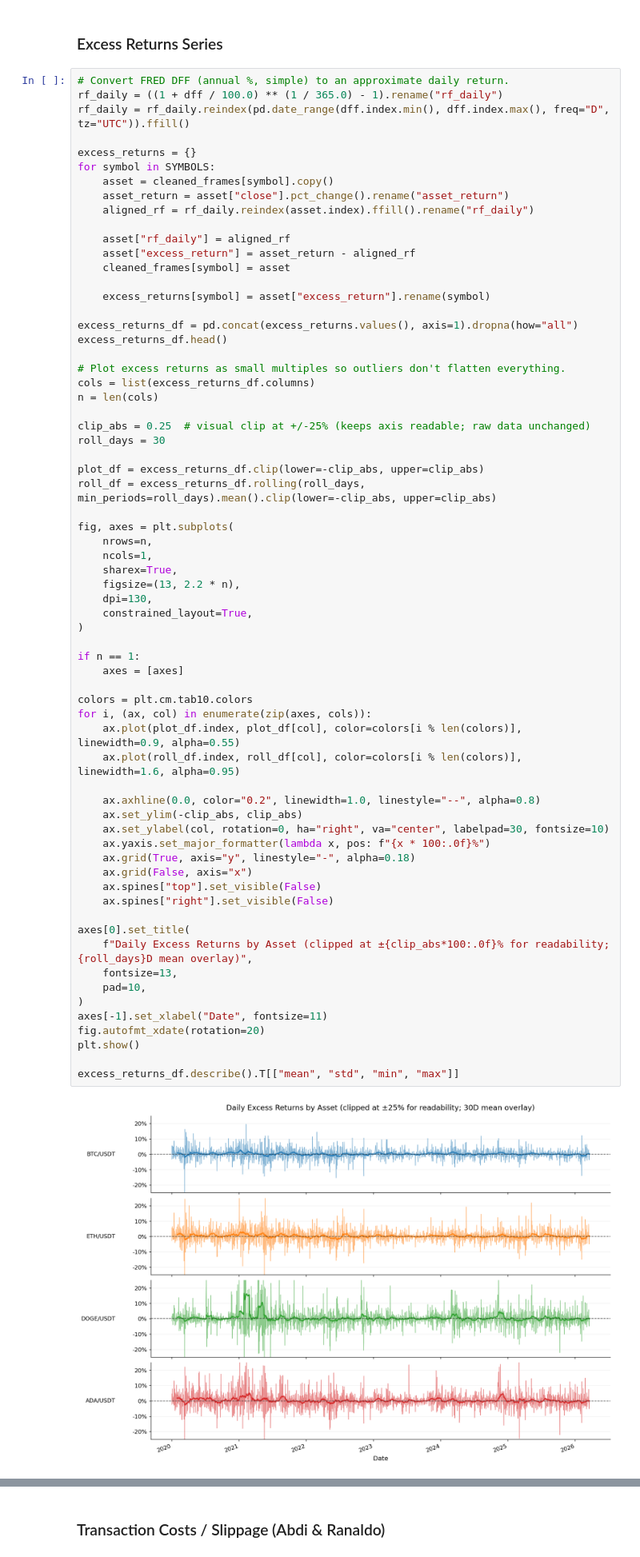
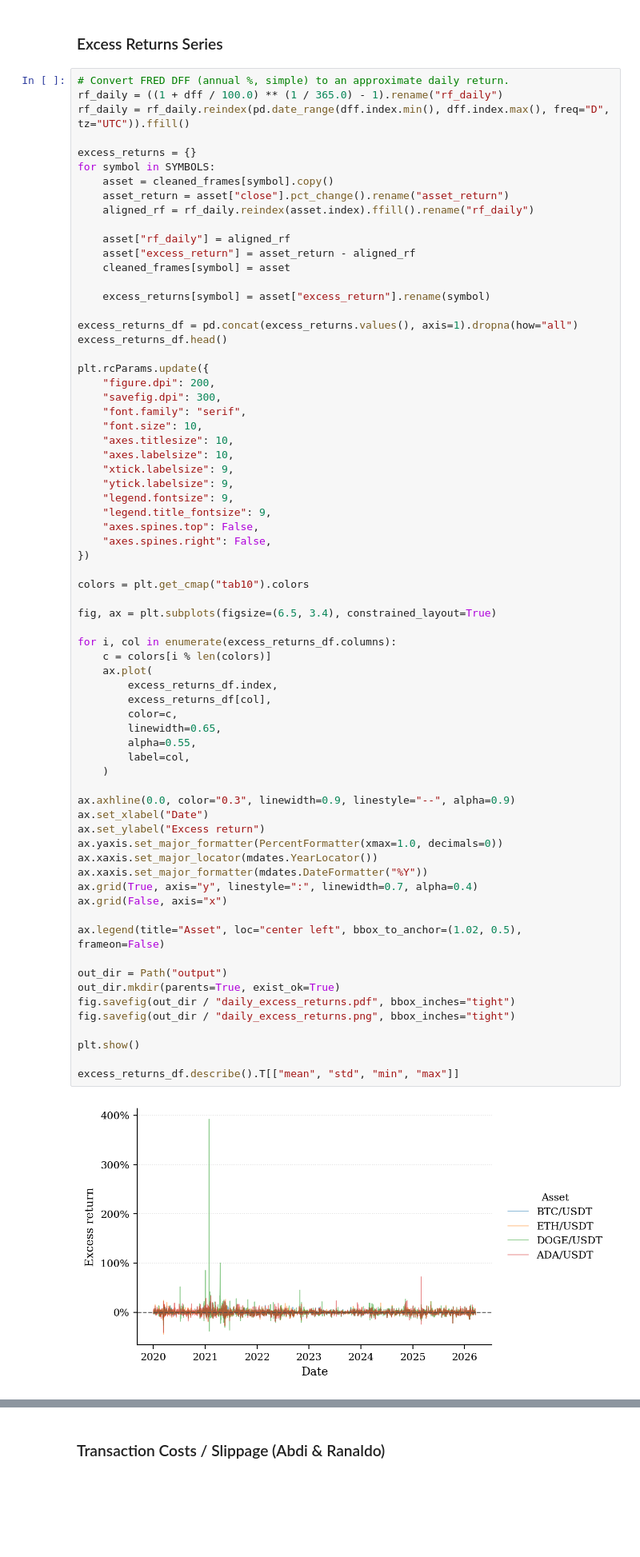
Before and after one commit to PeterLP123/Algo-Trading-Project, a Jupyter notebook: strategy_final.ipynb, the cells around one changed output, grey strips where cells are left out. Shown at 80% size. Saved outputs shown, nothing was run; the diff lists cells and outputs as text; blank space fills up the shorter version.

```diff
--- a/strategy_final.ipynb
+++ b/strategy_final.ipynb
@@ -183,70 +186,73 @@ quality_report
 # Convert FRED DFF (annual %, simple) to an approximate daily return.
 rf_daily = ((1 + dff / 100.0) ** (1 / 365.0) - 1).rename("rf_daily")
 rf_daily = rf_daily.reindex(pd.date_range(dff.index.min(), dff.index.max(), freq="D", tz="UTC")).ffill()
 
 excess_returns = {}
 for symbol in SYMBOLS:
     asset = cleaned_frames[symbol].copy()
     asset_return = asset["close"].pct_change().rename("asset_return")
     aligned_rf = rf_daily.reindex(asset.index).ffill().rename("rf_daily")
 
     asset["rf_daily"] = aligned_rf
     asset["excess_return"] = asset_return - aligned_rf
     cleaned_frames[symbol] = asset
 
     excess_returns[symbol] = asset["excess_return"].rename(symbol)
 
 excess_returns_df = pd.concat(excess_returns.values(), axis=1).dropna(how="all")
 excess_returns_df.head()
 
-# Plot excess returns as small multiples so outliers don't flatten everything.
-cols = list(excess_returns_df.columns)
-n = len(cols)
+plt.rcParams.update({
+    "figure.dpi": 200,
+    "savefig.dpi": 300,
+    "font.family": "serif",
+    "font.size": 10,
+    "axes.titlesize": 10,
+    "axes.labelsize": 10,
+    "xtick.labelsize": 9,
+    "ytick.labelsize": 9,
+    "legend.fontsize": 9,
+    "legend.title_fontsize": 9,
+    "axes.spines.top": False,
+    "axes.spines.right": False,
+})
 
-clip_abs = 0.25  # visual clip at +/-25% (keeps axis readable; raw data unchanged)
-roll_days = 30
+colors = plt.get_cmap("tab10").colors
 
-plot_df = excess_returns_df.clip(lower=-clip_abs, upper=clip_abs)
-roll_df = excess_returns_df.rolling(roll_days, min_periods=roll_days).mean().clip(lower=-clip_abs, upper=clip_abs)
+fig, ax = plt.subplots(figsize=(6.5, 3.4), constrained_layout=True)
 
-fig, axes = plt.subplots(
-    nrows=n,
-    ncols=1,
-    sharex=True,
-    figsize=(13, 2.2 * n),
-    dpi=130,
-    constrained_layout=True,
-)
+for i, col in enumerate(excess_returns_df.columns):
+    c = colors[i % len(colors)]
+    ax.plot(
+        excess_returns_df.index,
+        excess_returns_df[col],
+        color=c,
+        linewidth=0.65,
+        alpha=0.55,
+        label=col,
+    )
 
-if n == 1:
-    axes = [axes]
+ax.axhline(0.0, color="0.3", linewidth=0.9, linestyle="--", alpha=0.9)
+ax.set_xlabel("Date")
+ax.set_ylabel("Excess return")
+ax.yaxis.set_major_formatter(PercentFormatter(xmax=1.0, decimals=0))
+ax.xaxis.set_major_locator(mdates.YearLocator())
+ax.xaxis.set_major_formatter(mdates.DateFormatter("%Y"))
+ax.grid(True, axis="y", linestyle=":", linewidth=0.7, alpha=0.4)
+ax.grid(False, axis="x")
 
-colors = plt.cm.tab10.colors
-for i, (ax, col) in enumerate(zip(axes, cols)):
-    ax.plot(plot_df.index, plot_df[col], color=colors[i % len(colors)], linewidth=0.9, alpha=0.55)
-    ax.plot(roll_df.index, roll_df[col], color=colors[i % len(colors)], linewidth=1.6, alpha=0.95)
+ax.legend(title="Asset", loc="center left", bbox_to_anchor=(1.02, 0.5), frameon=False)
 
-    ax.axhline(0.0, color="0.2", linewidth=1.0, linestyle="--", alpha=0.8)
-    ax.set_ylim(-clip_abs, clip_abs)
-    ax.set_ylabel(col, rotation=0, ha="right", va="center", labelpad=30, fontsize=10)
-    ax.yaxis.set_major_formatter(lambda x, pos: f"{x * 100:.0f}%")
-    ax.grid(True, axis="y", linestyle="-", alpha=0.18)
-    ax.grid(False, axis="x")
-    ax.spines["top"].set_visible(False)
-    ax.spines["right"].set_visible(False)
+out_dir = Path("output")
+out_dir.mkdir(parents=True, exist_ok=True)
+fig.savefig(out_dir / "daily_excess_returns.pdf", bbox_inches="tight")
+fig.savefig(out_dir / "daily_excess_returns.png", bbox_inches="tight")
 
-axes[0].set_title(
-    f"Daily Excess Returns by Asset (clipped at ±{clip_abs*100:.0f}% for readability; {roll_days}D mean overlay)",
-    fontsize=13,
-    pad=10,
-)
-axes[-1].set_xlabel("Date", fontsize=11)
-fig.autofmt_xdate(rotation=20)
 plt.show()
 
 excess_returns_df.describe().T[["mean", "std", "min", "max"]]
 # %% [output]
-[figure, old version]
+[figure, new version]
 |  | mean | std | min | max |
 | BTC/USDT | 0.001464 | 0.032319 | -0.395078 | 0.195359 |
 | ETH/USDT | 0.002113 | 0.043330 | -0.445999 | 0.263327 |
```
Also changed, not shown: parts of 5 cells of this notebook, 12 other files.
